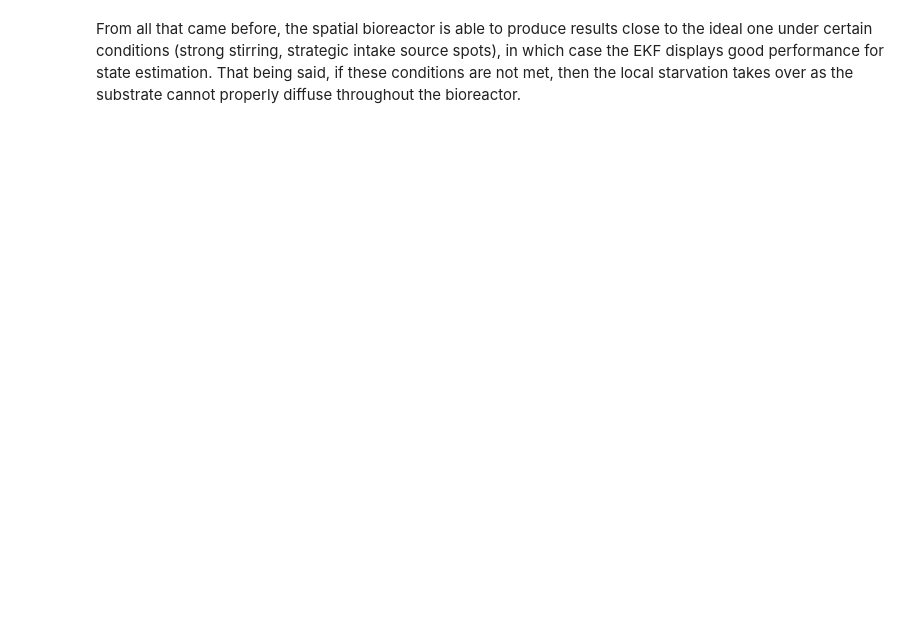
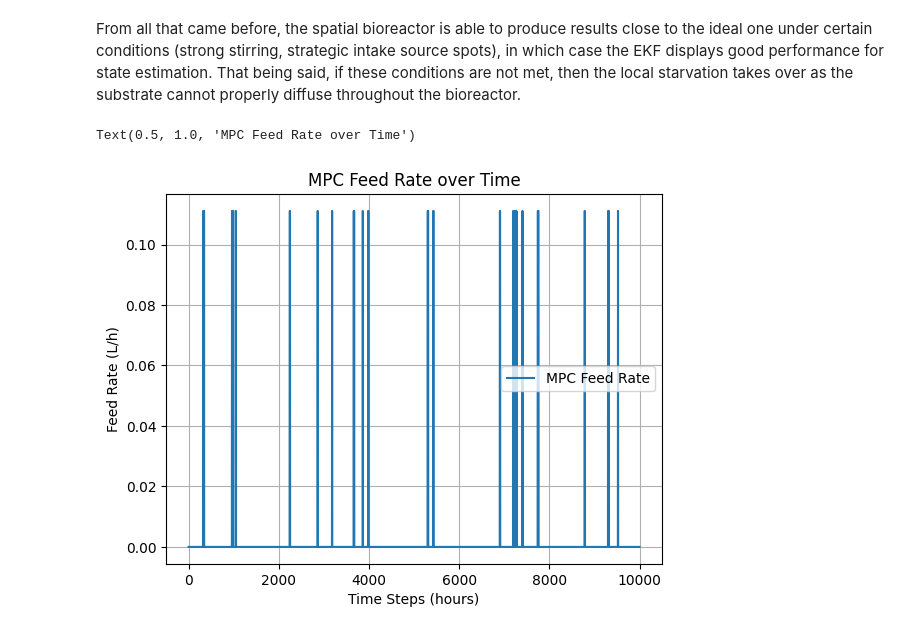
Before and after one commit to RayeneZanina/bioreactor-control, a Jupyter notebook: main.ipynb, the cells around one changed output. Drawn from its saved outputs; the diff is of its cells as text; code cells hidden in the pictures; blank space fills up the shorter version.

```diff
--- a/main.ipynb
+++ b/main.ipynb
@@ -329,2 +330,48 @@ plt.legend()
 # %% [markdown]
 From all that came before, the spatial bioreactor is able to produce results close to the ideal one under certain conditions (strong stirring, strategic intake source spots), in which case the EKF displays good performance for state estimation. That being said, if these conditions are not met, then the local starvation takes over as the substrate cannot properly diffuse throughout the bioreactor.
+# %%
+bioreactor_params = {
+            'initial_biomass_concentration': 0.1,  # g/L
+            'initial_substrate_concentration': 0.2,  # g/L
+            'initial_volume': 1.0,  # L
+            'initial_waste_concentration': 0.0,  # g/L
+            'maximum_specific_growth': 0.4,  # 1/h
+            'substrate_saturation_constant': 0.5,  # g/L
+            'waste_inhibition_constant': 0.05,  # g/L
+            'biomass_yield_coefficient': 0.5,  # g biomass / g substrate
+            'waste_production_rate': 0.1,  # g waste / g biomass
+            'growth_associated_waste_production_rate': 0.05,  # g waste / g biomass
+            'capacity': 5.0,  # L
+            'inlet_substrate_concentration': 40.0  # g/L
+        }
+# %%
+real_bioreactor = real_Bioreactor(bioreactor_params, grid_params)
+ekf = EKF(real_bioreactor, ekf_params)
+MPC_controller = MPC(real_bioreactor, params.mpc_params)
+time_steps = 10000
+# %%
+F_inputs = []
+states = []
+estimated = []
+states.append(real_bioreactor.state.copy())
+estimated.append(ekf.state.copy())
+for t in range(time_steps):
+    F = MPC_controller.optimize(ekf.state, dt)
+    real_bioreactor.update(F, dt)
+    estimated.append(ekf.step(F,t, dt))
+    states.append(real_bioreactor.state.copy())
+    F_inputs.append(F)
+# %%
+F_inputs = np.array(F_inputs)
+states = np.array(states)
+estimated = np.array(estimated)
+# %%
+plt.plot(F_inputs, label='MPC Feed Rate')
+plt.xlabel('Time Steps (hours)')
+plt.ylabel('Feed Rate (L/h)')
+plt.grid()
+plt.legend()
+plt.title('MPC Feed Rate over Time')
+# %% [output]
+Text(0.5, 1.0, 'MPC Feed Rate over Time')
+[figure, added]
```
Also changed, not shown: parts of 6 cells of this notebook, 2 other files.
